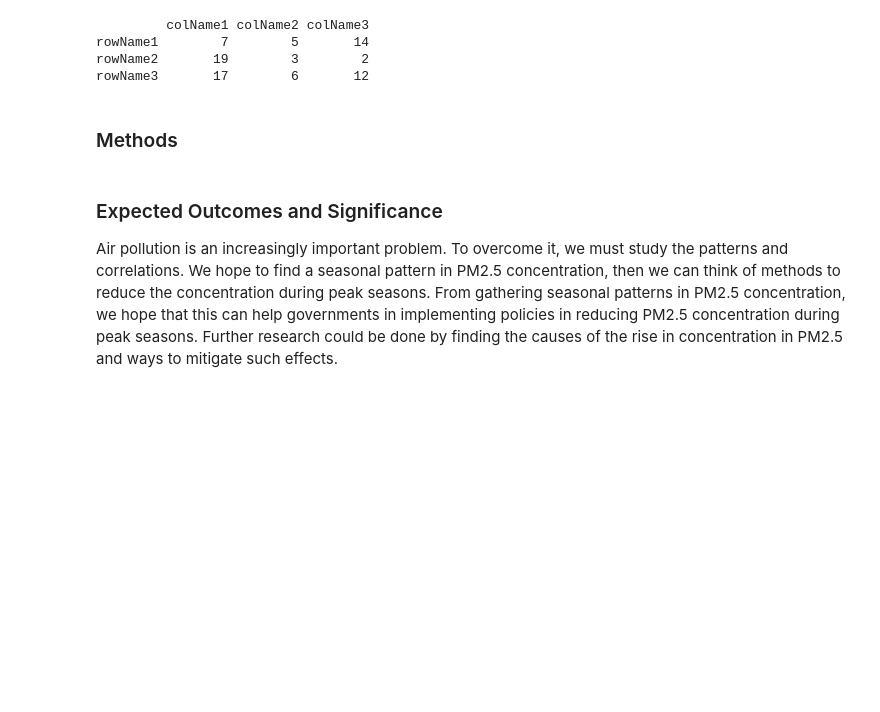
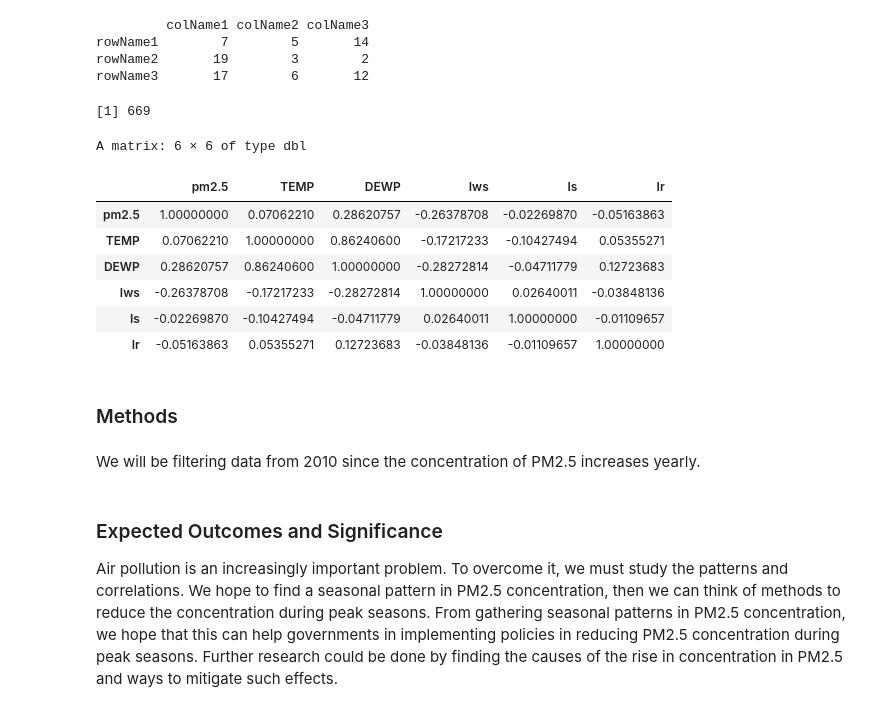
Before and after one commit to gbrwg/DSCI100-Group-Project, a Jupyter notebook: group_project_proposal.ipynb, the cells around one changed output. Drawn from its saved outputs; the diff is of its cells as text; code cells hidden in the pictures; blank space fills up the shorter version.

Commit message:
omit NA, set seed & split
Omit NAs, set the seed, and split data. Finding the rows of missing data, and selecting the variables that will be used.

```diff
--- a/group_project_proposal.ipynb
+++ b/group_project_proposal.ipynb
@@ -69,5 +80,25 @@ tab
 rowName1        7        5       14
 rowName2       19        3        2
 rowName3       17        6       12
+# %%
+pm2.5_data_withoutna <- na.omit(pm2.5_data)
+set.seed(1)
+pm2.5_split <- initial_split(pm2.5_data_withoutna, prop = 0.75, strata = pm2.5)
+pm2.5_train <- training(pm2.5_split)
+pm2.5_test <- testing(pm2.5_split)
+# %%
+missing_data <- nrow(pm2.5_data) - nrow(pm2.5_data_withoutna)
+missing_data
+Pm_2.5_selected <- select(pm2.5_data_withoutna,pm2.5,TEMP,DEWP,Iws,Is,Ir)
+# %% [output]
+[1] 669
+A matrix: 6 × 6 of type dbl
+|  | pm2.5 | TEMP | DEWP | Iws | Is | Ir |
+| pm2.5 | 1.00000000 | 0.07062210 | 0.28620757 | -0.26378708 | -0.02269870 | -0.05163863 |
+| TEMP | 0.07062210 | 1.00000000 | 0.86240600 | -0.17217233 | -0.10427494 | 0.05355271 |
+| DEWP | 0.28620757 | 0.86240600 | 1.00000000 | -0.28272814 | -0.04711779 | 0.12723683 |
+| Iws | -0.26378708 | -0.17217233 | -0.28272814 | 1.00000000 | 0.02640011 | -0.03848136 |
+| Is | -0.02269870 | -0.10427494 | -0.04711779 | 0.02640011 | 1.00000000 | -0.01109657 |
+| Ir | -0.05163863 | 0.05355271 | 0.12723683 | -0.03848136 | -0.01109657 | 1.00000000 |
 # %% [markdown]
 ### Methods
@@ -76,3 +105,5 @@ We will be filtering data from 2010 since the concentration of PM2.5 increases y
+# %% [markdown]
+We will be filtering data from 2010 since the concentration of PM2.5 increases yearly.
 # %% [markdown]
 ### Expected Outcomes and Significance
 Air pollution is an increasingly important problem. To overcome it, we must study the patterns and correlations. We hope to find a seasonal pattern in PM2.5 concentration, then we can think of methods to reduce the concentration during peak seasons. From gathering seasonal patterns in PM2.5 concentration, we hope that this can help governments in implementing policies in reducing PM2.5 concentration during peak seasons. Further research could be done by finding the causes of the rise in concentration in PM2.5 and ways to mitigate such effects.
```
Also changed, not shown: parts of 2 cells of this notebook.
